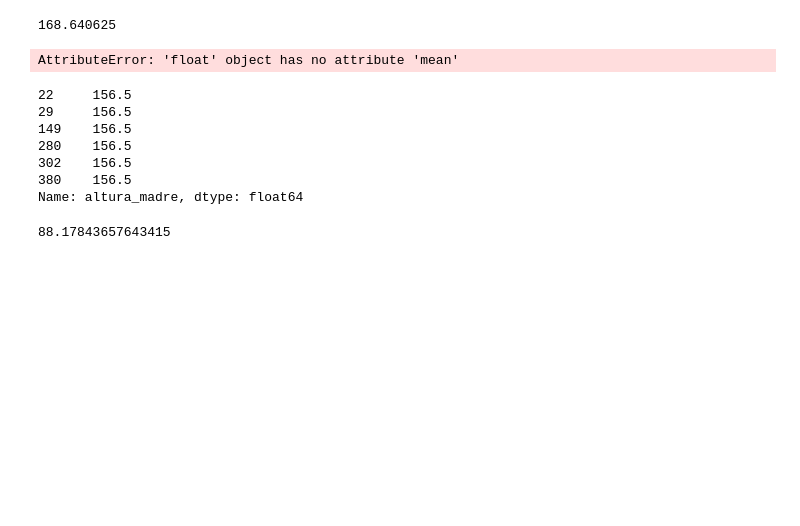
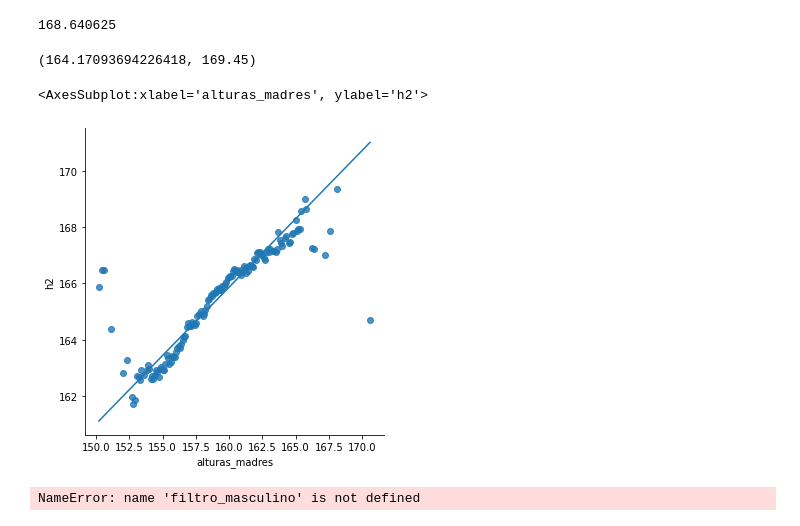
Before and after one commit to franhace/ExactasPrograma, a Jupyter notebook: V2/clase2.ipynb, the cells around one changed output. Cells and saved outputs as stored; diff of their text form; code cells hidden in the pictures; blank space fills up the shorter version.

```diff
--- a/V2/clase2.ipynb
+++ b/V2/clase2.ipynb
@@ -196,52 +196,35 @@ predigo_promedio_vecinos(X='altura_madre',Y='altura',x_nuevo=160.4,k=2)
 168.640625
 # %%
 # 17
-# df_corregido = df[df.notna()]
-df_corregido = df[(df['altura_madre']==156.5 )&( df['genero']=='M')]
-x_barra = df_corregido['altura_madre'].mean()
-y_barra = df_corregido['altura'].mean()
-w = lambda x: x - x.mean()
-df_c = df['altura_madre'].apply(w)
-#      *(df_corregido['altura'] - y_barra)).sum()
-# z = ((df_corregido['altura_madre'] - x_barra) ** 2).sum()
-# m = w/z
-# b = y_barra - m*x_barra
 
-def cuadrados_minimos(X,Y):
-    x_barra = df_corregido['{}'.format(X)].mean()
-    y_barra = df_corregido['{}'.format(Y)].mean()
-    w = ((df_corregido['{}'.format(X)] - x_barra) *(df_corregido['{}'.format(Y)] - y_barra)).sum()
-    z = ((df_corregido['{}'.format(X)] - x_barra) ** 2).sum()
+def cuadrados_minimos(dataframe,X,Y):
+    x_barra = dataframe['{}'.format(X)].mean()
+    y_barra = dataframe['{}'.format(Y)].mean()
+    w = ((dataframe['{}'.format(X)] - x_barra) *(dataframe['{}'.format(Y)] - y_barra)).sum()
+    z = ((dataframe['{}'.format(X)] - x_barra) ** 2).sum()
     m = w/z
     b = y_barra - m*x_barra
-    return w, z, m, b
-
-# cuadrados_minimos(X='altura_madre',Y='altura')
-# df_corregido
-x_barra, y_barra, w
-# df_corregido
+    return m, b
-# %% [output]
-AttributeError: 'float' object has no attribute 'mean'
-# %%
-# 18
-df_corregido = df[df['altura_madre']==156.5]
-df_corregido
-def predigo_con_cuadrados_minimos(X,Y,x_nuevo):
-#     df_corregido = df[df['altura_madre']==x_nuevo]
-    print(df_corregido['altura_madre'])
-    w = cuadrados_minimos(X,Y)
-    w
-#     return cuadrados_minimos(X,Y)
-predigo_con_cuadrados_minimos(X='altura_madre',Y='altura',x_nuevo=156.5)
-# %% [output]
-22     156.5
-29     156.5
-149    156.5
-280    156.5
-302    156.5
-380    156.5
-Name: altura_madre, dtype: float64
-# %%
-b
-# %% [output]
-88.17843657643415
+# %%
+# 18
+m, b = cuadrados_minimos(dataframe=df,X='altura_madre',Y='altura')
+x = 156.5
+y = m*x + b
+muestra = df[(df['altura_madre']==156.5 ) & (df['genero']=='M')]
+y, muestra['altura'].mean()
+# %% [output]
+(164.17093694226418, 169.45)
+# %%
+x = df['altura_madre'].values
+sns.lmplot('alturas_madres','h2', data=promedios, fit_reg=False)
+sns.lineplot(x, m*x + b)
+# %% [output]
+<AxesSubplot:xlabel='alturas_madres', ylabel='h2'>
+[figure, added]
+# %%
+# 19
+from scipy import stats
+slope_masculino, intercept, r, p, std_err = stats.linregress(df[filtro_masculino]['altura_madre'], df[filtro_masculino]['altura'])
+print("El valor de la pendiente de la recta de minimos cuadadros para hijes masculinos es",slope_masculino)
+# %% [output]
+NameError: name 'filtro_masculino' is not defined
```
Also changed, not shown: parts of 5 cells of this notebook, 2 other files.
